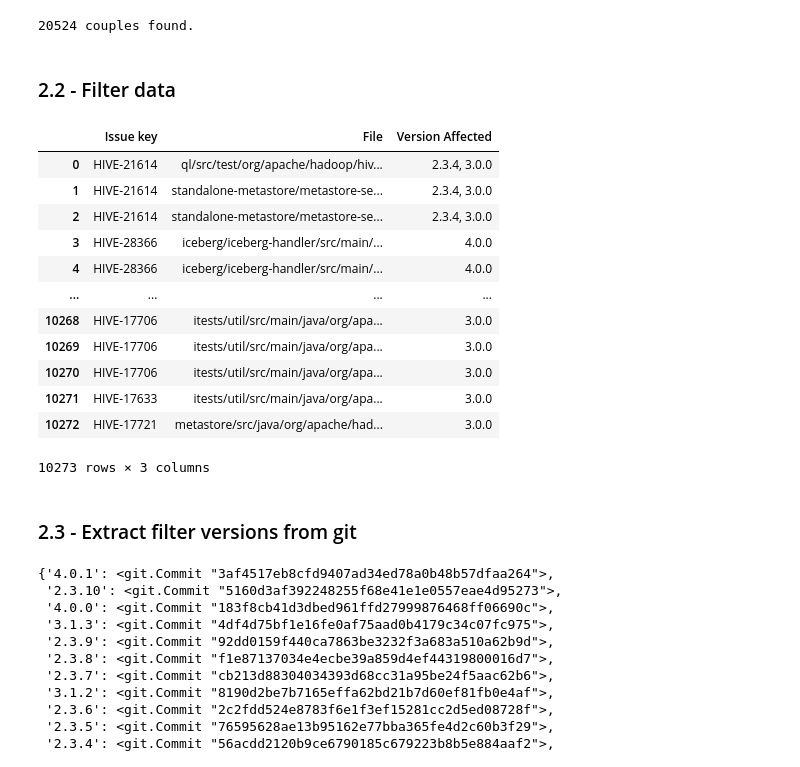
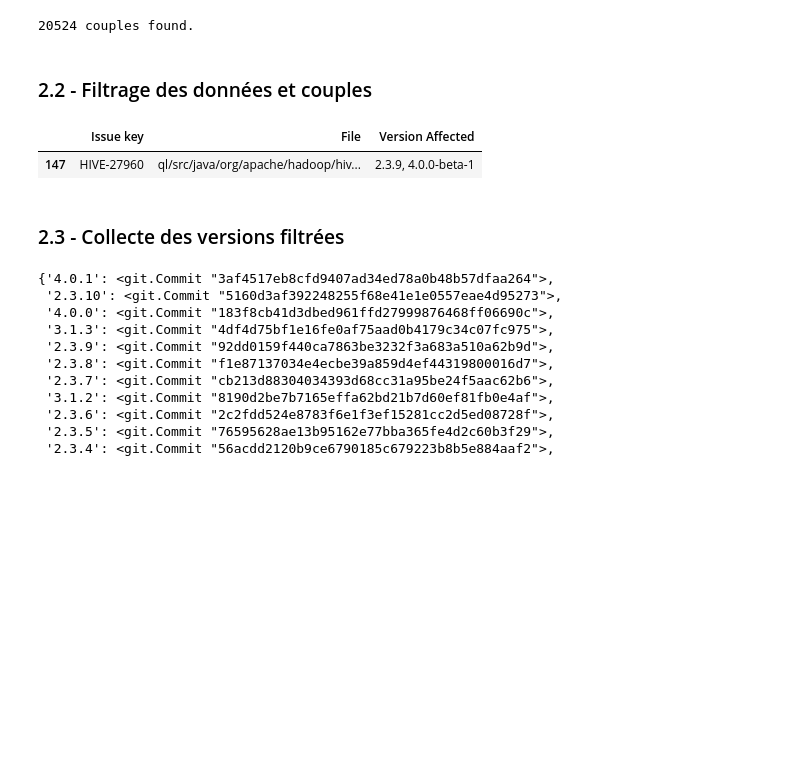
Before and after one commit to Dhexia/MGL869-Proj-Hive, a Jupyter notebook: src/run.ipynb, the cells around one changed output. Drawn from its saved outputs; the diff is of its cells as text; code cells hidden in the pictures; blank space fills up the shorter version.

```diff
--- a/src/run.ipynb
+++ b/src/run.ipynb
@@ -82,7 +81,7 @@ all_couples = commit_analysis(ids)
 # %% [output]
 20524 couples found.
 # %% [markdown]
-### 2.2 - Filter data
+### 2.2 - Filtrage des données et couples
 # %%
 commit_dataframe: DataFrame = DataFrame(all_couples, columns=["Issue key", "File", "Commit"])
 # %%
@@ -95,22 +94,13 @@ commit_dataframe: DataFrame = commit_dataframe[commit_dataframe['File'].str.ends
 # %%
 couples = update_commit_dataframe(commit_dataframe, jira_dataframe)
 couples
+filtered_couples = couples[couples['Version Affected'].str.contains('2.3.9', na=False)]
+filtered_couples
 # %% [output]
 |  | Issue key | File | Version Affected |
-| 0 | HIVE-21614 | ql/src/test/org/apache/hadoop/hiv... | 2.3.4, 3.0.0 |
-| 1 | HIVE-21614 | standalone-metastore/metastore-se... | 2.3.4, 3.0.0 |
-| 2 | HIVE-21614 | standalone-metastore/metastore-se... | 2.3.4, 3.0.0 |
-| 3 | HIVE-28366 | iceberg/iceberg-handler/src/main/... | 4.0.0 |
-| 4 | HIVE-28366 | iceberg/iceberg-handler/src/main/... | 4.0.0 |
-| ... | ... | ... | ... |
-| 10268 | HIVE-17706 | itests/util/src/main/java/org/apa... | 3.0.0 |
-| 10269 | HIVE-17706 | itests/util/src/main/java/org/apa... | 3.0.0 |
-| 10270 | HIVE-17706 | itests/util/src/main/java/org/apa... | 3.0.0 |
-| 10271 | HIVE-17633 | itests/util/src/main/java/org/apa... | 3.0.0 |
-| 10272 | HIVE-17721 | metastore/src/java/org/apache/had... | 3.0.0 |
+| 147 | HIVE-27960 | ql/src/java/org/apache/hadoop/hiv... | 2.3.9, 4.0.0-beta-1 |
-10273 rows × 3 columns
 # %% [markdown]
-### 2.3 - Extract filter versions from git
+### 2.3 - Collecte des versions filtrées
 # %%
 releases_regex: [str] = config["GIT"]["ReleasesRegex"].split(",")
 tags: Tag = repo.tags
```
Also changed, not shown: parts of 35 cells of this notebook, 8 other files.
